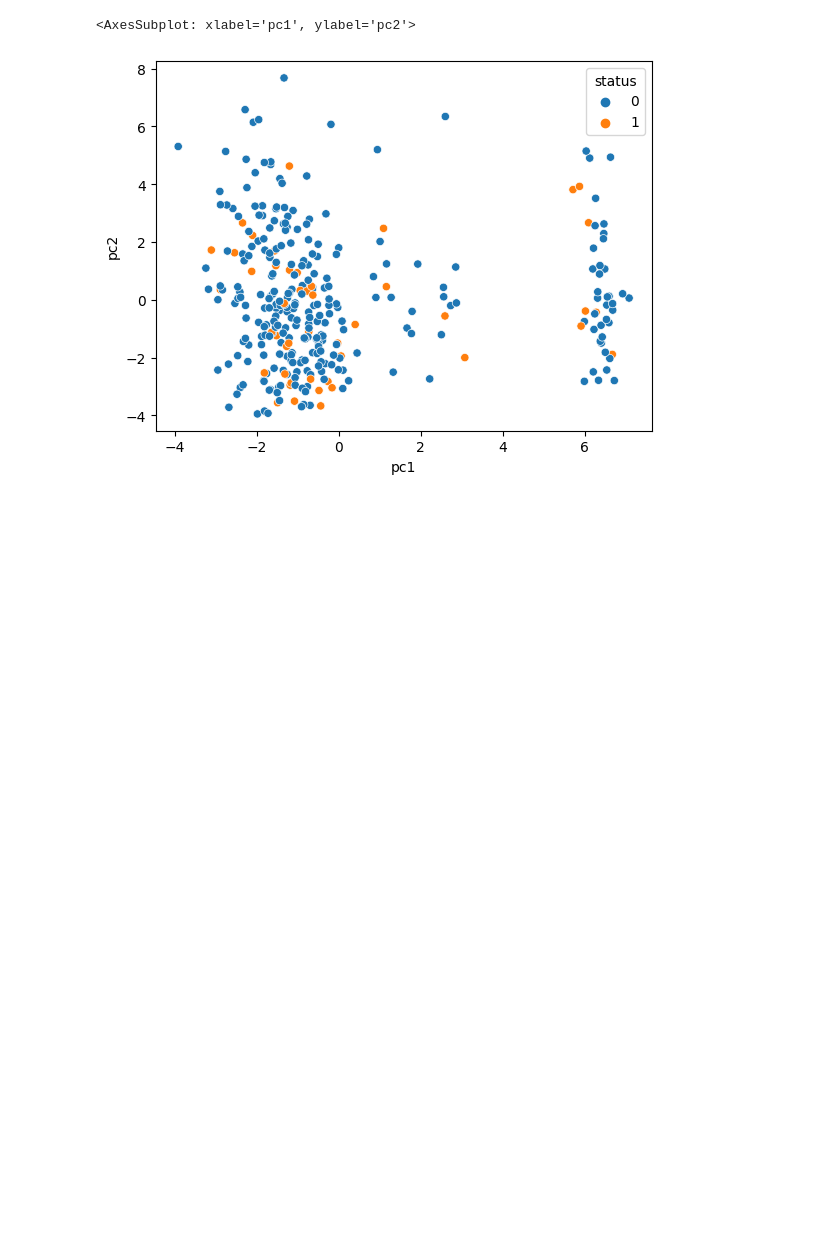
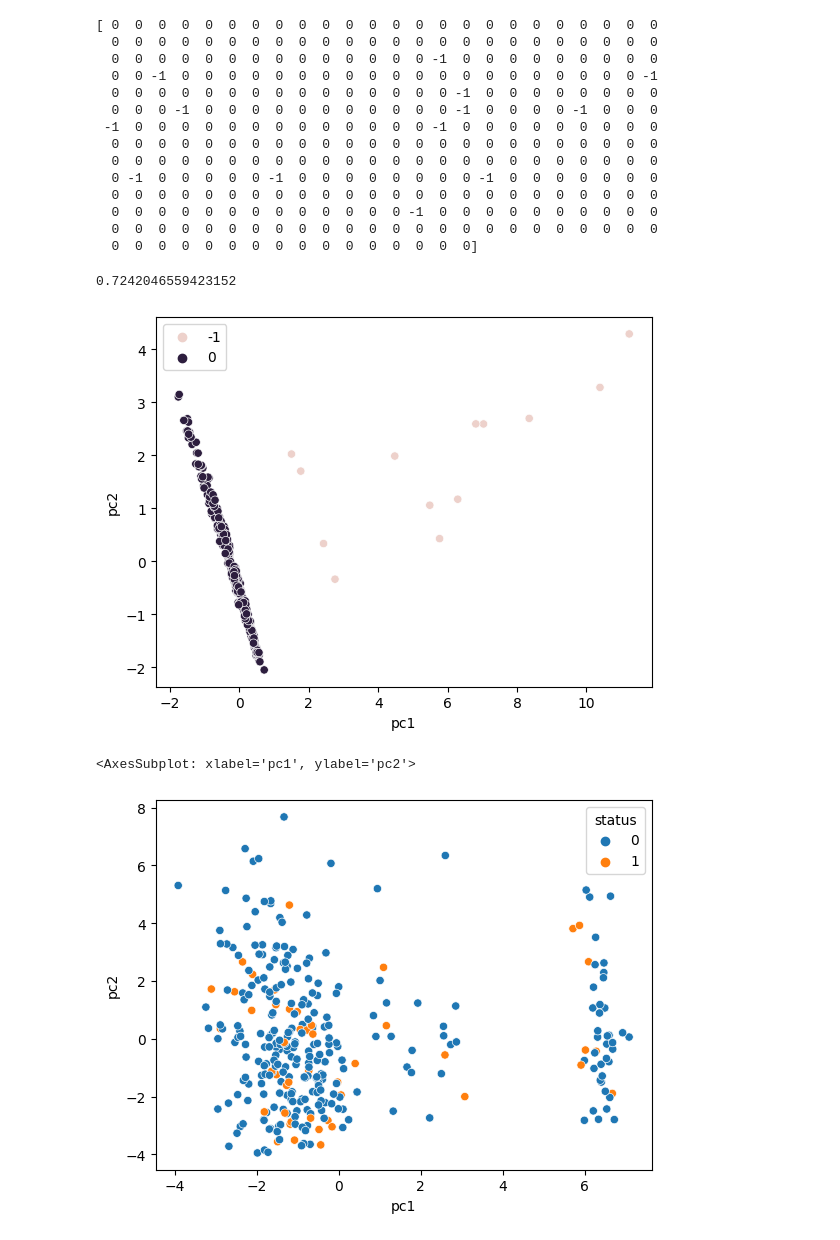
Before and after one commit to adr1an0s0ar3s/feup-ac-22-23, a Jupyter notebook: notebooks/pca_analysis.ipynb, the cells around one changed output. Drawn from its saved outputs; the diff is of its cells as text; code cells hidden in the pictures; blank space fills up the shorter version.

```diff
--- a/notebooks/pca_analysis.ipynb
+++ b/notebooks/pca_analysis.ipynb
@@ -41,3 +50,27 @@ sns.scatterplot(data=pca_df, x='pc1', y='pc2', hue='status')
+# %%
+dbscan = DBSCAN(eps=1.6, min_samples=5)
+dbscan.fit_predict(X)
+print(dbscan.labels_)
+sns.scatterplot(data=pca_df, x='pc1', y='pc2', hue=dbscan.labels_)
+from sklearn.metrics import silhouette_score
+silhouette_score(X, dbscan.labels_)
+# %% [output]
+[ 0  0  0  0  0  0  0  0  0  0  0  0  0  0  0  0  0  0  0  0  0  0  0  0
+  0  0  0  0  0  0  0  0  0  0  0  0  0  0  0  0  0  0  0  0  0  0  0  0
+  0  0  0  0  0  0  0  0  0  0  0  0  0  0 -1  0  0  0  0  0  0  0  0  0
+  0  0 -1  0  0  0  0  0  0  0  0  0  0  0  0  0  0  0  0  0  0  0  0 -1
+  0  0  0  0  0  0  0  0  0  0  0  0  0  0  0 -1  0  0  0  0  0  0  0  0
+  0  0  0 -1  0  0  0  0  0  0  0  0  0  0  0 -1  0  0  0  0 -1  0  0  0
+ -1  0  0  0  0  0  0  0  0  0  0  0  0  0 -1  0  0  0  0  0  0  0  0  0
+  0  0  0  0  0  0  0  0  0  0  0  0  0  0  0  0  0  0  0  0  0  0  0  0
+  0  0  0  0  0  0  0  0  0  0  0  0  0  0  0  0  0  0  0  0  0  0  0  0
+  0 -1  0  0  0  0  0 -1  0  0  0  0  0  0  0  0 -1  0  0  0  0  0  0  0
+  0  0  0  0  0  0  0  0  0  0  0  0  0  0  0  0  0  0  0  0  0  0  0  0
+  0  0  0  0  0  0  0  0  0  0  0  0  0 -1  0  0  0  0  0  0  0  0  0  0
+  0  0  0  0  0  0  0  0  0  0  0  0  0  0  0  0  0  0  0  0  0  0  0  0
+  0  0  0  0  0  0  0  0  0  0  0  0  0  0  0  0]
+0.7242046559423152
+[figure, added]
 # %%
 scaled_df = df.copy()
 scaler = StandardScaler()
```
Also changed, not shown: parts of 7 cells of this notebook, 10 other files.
